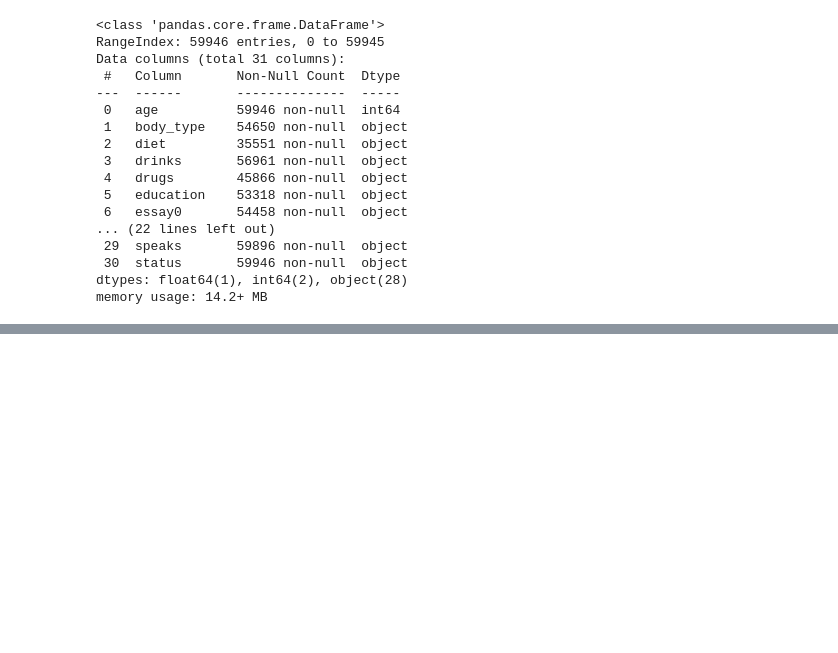
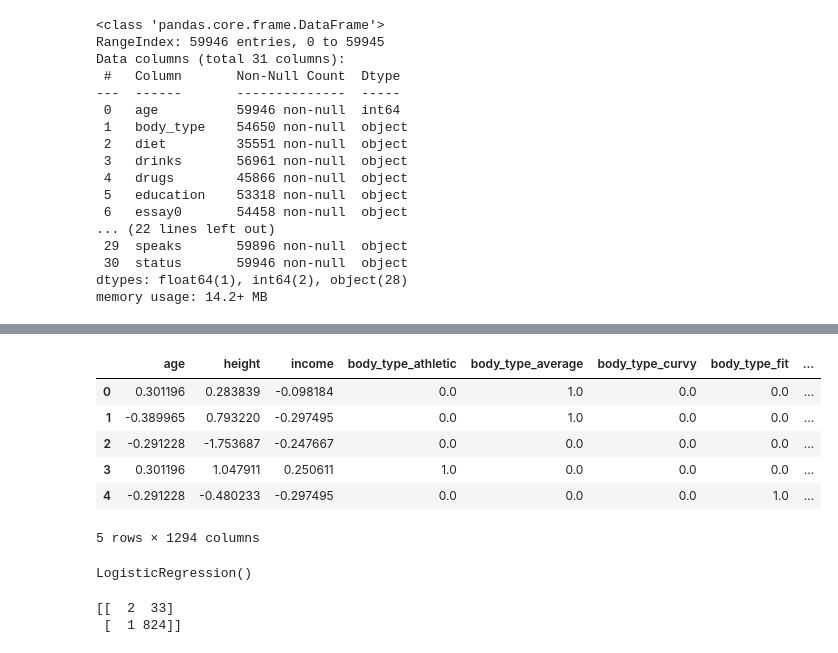
Before and after one commit to rasievers82/OKCupid_Date-A-Scientist, a Jupyter notebook: date-a-scientist.ipynb, the cells around one changed output, grey strips where cells are left out. Cells and saved outputs as stored; diff of their text form; code cells hidden in the pictures; blank space fills up the shorter version.

```diff
--- a/date-a-scientist.ipynb
+++ b/date-a-scientist.ipynb
@@ -81,0 +105,20 @@ The essays have HTML line break tags. These will have to be removed.
+# %%
+X = data[['age', 'body_type', 'diet', 'drinks', 'drugs', 'education', 'height', 'income', 'job', 'offspring', 'orientation', 'pets',
+       'religion', 'sign', 'smokes', 'speaks']]
+y = data['single']
+# %%
+X = pd.get_dummies(X, drop_first=True, dtype=float)
+# %%
+scaler = StandardScaler()
+# %%
+X[["age", "height", "income"]] = pd.DataFrame(scaler.fit_transform(X[["age", "height", "income"]]))
+# %%
+X.head()
+# %% [output]
+|  | age | height | income | body_type_athletic | body_type_average | body_type_curvy | body_type_fit | ... |
+| 0 | 0.301196 | 0.283839 | -0.098184 | 0.0 | 1.0 | 0.0 | 0.0 | ... |
+| 1 | -0.389965 | 0.793220 | -0.297495 | 0.0 | 1.0 | 0.0 | 0.0 | ... |
+| 2 | -0.291228 | -1.753687 | -0.247667 | 0.0 | 0.0 | 0.0 | 0.0 | ... |
+| 3 | 0.301196 | 1.047911 | 0.250611 | 1.0 | 0.0 | 0.0 | 0.0 | ... |
+| 4 | -0.291228 | -0.480233 | -0.297495 | 0.0 | 0.0 | 0.0 | 1.0 | ... |
+5 rows × 1294 columns
@@ -81,0 +129,4 @@ The essays have HTML line break tags. These will have to be removed.
+# %%
+lr.fit(X_train, y_train)
+# %% [output]
+LogisticRegression()
@@ -81,0 +135,5 @@ The essays have HTML line break tags. These will have to be removed.
+# %%
+print(confusion_matrix(y_test, y_pred))
+# %% [output]
+[[  2  33]
+ [  1 824]]
```
Also changed, not shown: parts of 32 cells of this notebook.
